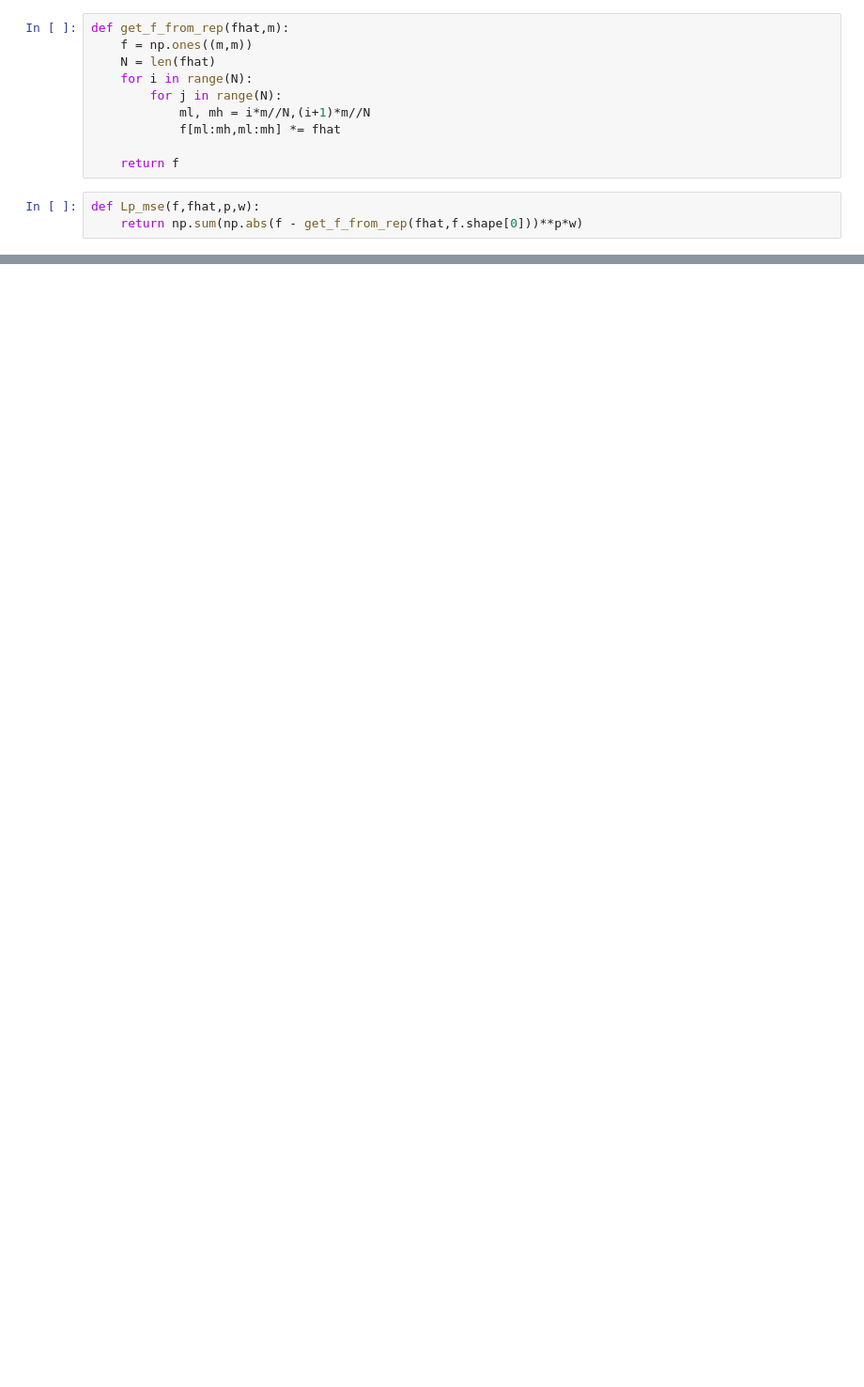
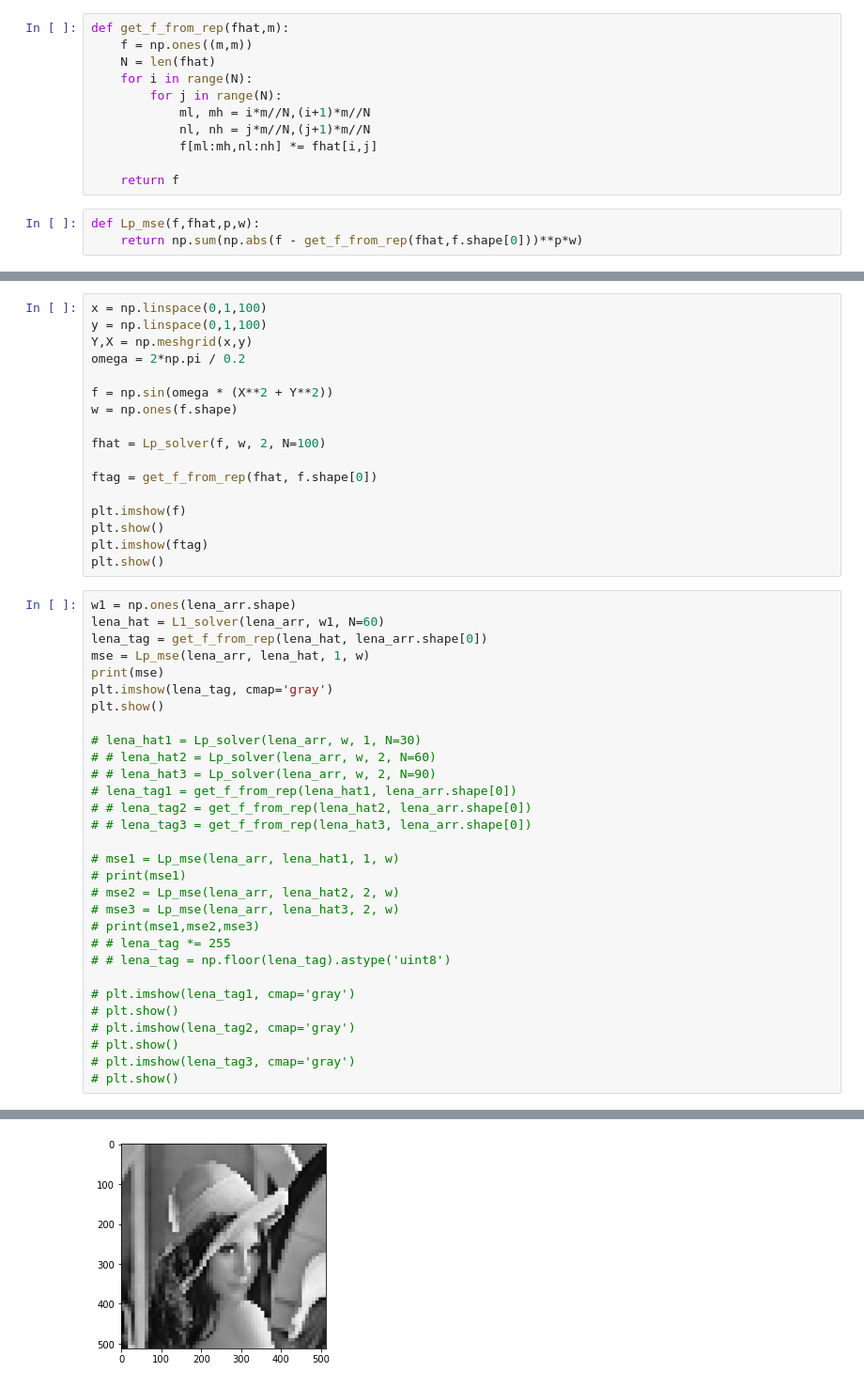
Before and after one commit to FlipperCoin/data-processing, a Jupyter notebook: hw1/Q2.ipynb, the cells around one changed output, grey strips where cells are left out. Shown: that part at 94% size. Drawn from its saved outputs; the diff is of its cells as text; blank space fills up the shorter version.

```diff
--- a/hw1/Q2.ipynb
+++ b/hw1/Q2.ipynb
@@ -16,7 +17,8 @@ def get_f_from_rep(fhat,m):
     for i in range(N):
         for j in range(N):
             ml, mh = i*m//N,(i+1)*m//N
-            f[ml:mh,ml:mh] *= fhat
+            nl, nh = j*m//N,(j+1)*m//N
+            f[ml:mh,nl:nh] *= fhat[i,j]
 
     return f
 # %%
@@ -51,0 +82,48 @@ def Lp_solver(f, w, p, N, eps=1e-3, delta=1e-10):
+# %%
+x = np.linspace(0,1,100)
+y = np.linspace(0,1,100)
+Y,X = np.meshgrid(x,y)
+omega = 2*np.pi / 0.2
+
+f = np.sin(omega * (X**2 + Y**2))
+w = np.ones(f.shape)
+
+fhat = Lp_solver(f, w, 2, N=100)
+
+ftag = get_f_from_rep(fhat, f.shape[0])
+
+plt.imshow(f)
+plt.show()
+plt.imshow(ftag)
+plt.show()
+# %%
+w1 = np.ones(lena_arr.shape)
+lena_hat = L1_solver(lena_arr, w1, N=60)
+lena_tag = get_f_from_rep(lena_hat, lena_arr.shape[0])
+mse = Lp_mse(lena_arr, lena_hat, 1, w)
+print(mse)
+plt.imshow(lena_tag, cmap='gray')
+plt.show()
+
+# lena_hat1 = Lp_solver(lena_arr, w, 1, N=30)
+# # lena_hat2 = Lp_solver(lena_arr, w, 2, N=60)
+# # lena_hat3 = Lp_solver(lena_arr, w, 2, N=90)
+# lena_tag1 = get_f_from_rep(lena_hat1, lena_arr.shape[0])
+# # lena_tag2 = get_f_from_rep(lena_hat2, lena_arr.shape[0])
+# # lena_tag3 = get_f_from_rep(lena_hat3, lena_arr.shape[0])
+
+# mse1 = Lp_mse(lena_arr, lena_hat1, 1, w)
+# print(mse1)
+# mse2 = Lp_mse(lena_arr, lena_hat2, 2, w)
+# mse3 = Lp_mse(lena_arr, lena_hat3, 2, w)
+# print(mse1,mse2,mse3)
+# # lena_tag *= 255
+# # lena_tag = np.floor(lena_tag).astype('uint8')
+
+# plt.imshow(lena_tag1, cmap='gray')
+# plt.show()
+# plt.imshow(lena_tag2, cmap='gray')
+# plt.show()
+# plt.imshow(lena_tag3, cmap='gray')
+# plt.show()
+# %% [output]
@@ -51,0 +131 @@ def Lp_solver(f, w, p, N, eps=1e-3, delta=1e-10):
+[figure, added]
```
Also changed, not shown: parts of 4 cells of this notebook.
